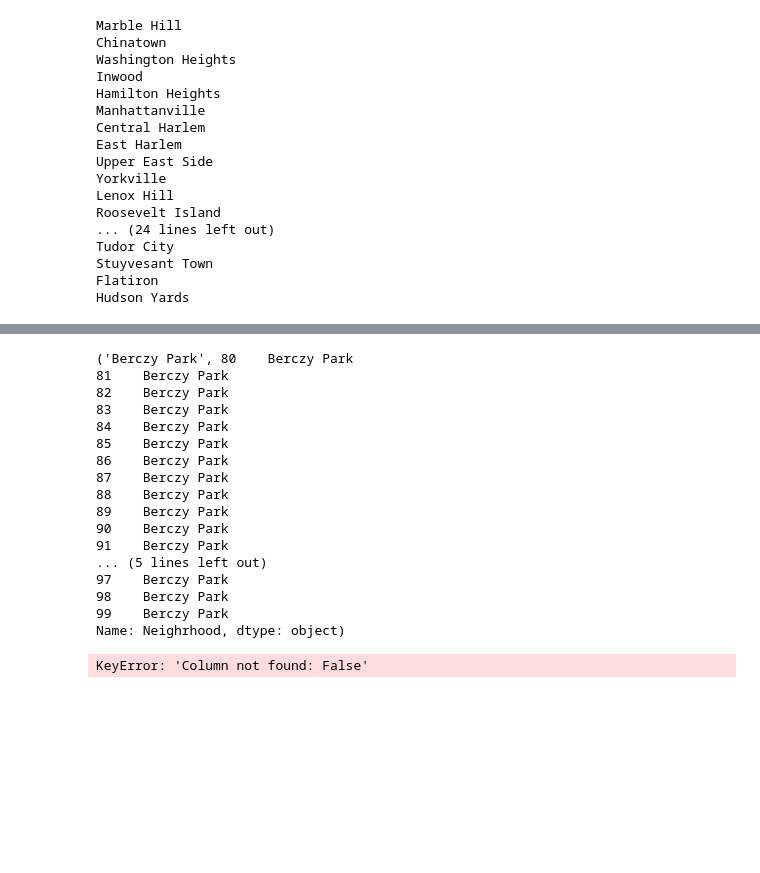
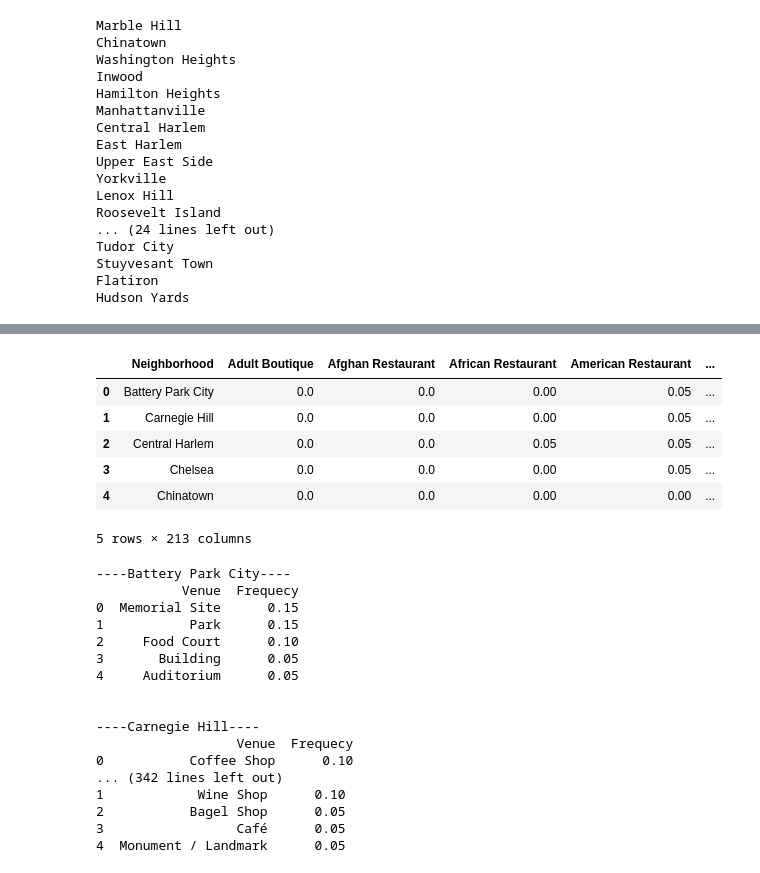
Before and after one commit to Rohan6c/capstone, a Jupyter notebook: mkk.ipynb, the cells around one changed output, grey strips where cells are left out. Drawn from its saved outputs; the diff is of its cells as text; code cells hidden in the pictures; blank space fills up the shorter version.

```diff
--- a/mkk.ipynb
+++ b/mkk.ipynb
@@ -390,31 +418,41 @@ torontogroup.head()
+# %%
+manhattangrp=manhatancod.groupby('Neighborhood').mean().reset_index()
+# %%
+manhattangrp.head()
+# %% [output]
+|  | Neighborhood | Adult Boutique | Afghan Restaurant | African Restaurant | American Restaurant | ... |
+| 0 | Battery Park City | 0.0 | 0.0 | 0.00 | 0.05 | ... |
+| 1 | Carnegie Hill | 0.0 | 0.0 | 0.00 | 0.05 | ... |
+| 2 | Central Harlem | 0.0 | 0.0 | 0.05 | 0.05 | ... |
+| 3 | Chelsea | 0.0 | 0.0 | 0.00 | 0.05 | ... |
+| 4 | Chinatown | 0.0 | 0.0 | 0.00 | 0.00 | ... |
+5 rows × 213 columns
 # %%
-num_top_venues = 5
-
-for hood in torontogroup['Neighrhood']:
-    print(hood)
-    temp = torontogroup[torontogroup['Neighrhood'] == hood].T.reset_index()
-    temp.columns = ['venue','freq']
-    temp = temp.iloc[1:]
-    temp['freq'] = temp['freq'].astype(float)
-    temp = temp.round({'freq': 2})
-    print(temp.sort_values('freq', ascending=False).reset_index(drop=True).head(num_top_venues))
+five=5
+for hood in manhattangrp['Neighborhood']:
+    print("----"+hood+"----")
+    temp=manhattangrp[manhattangrp['Neighborhood']==hood].T.reset_index()
+    temp.columns=['Venue','Frequecy']
+    temp=temp.iloc[1:]
+    temp['Frequecy']=temp['Frequecy'].astype(float)
+    temp=temp.round({'Frequency':2})
+    print(temp.sort_values('Frequecy', ascending=False).reset_index(drop=True).head(five))
     print('\n')
 # %% [output]
-('Berczy Park', 80    Berczy Park
-81    Berczy Park
-82    Berczy Park
-83    Berczy Park
-84    Berczy Park
-85    Berczy Park
-86    Berczy Park
-87    Berczy Park
-88    Berczy Park
-89    Berczy Park
-90    Berczy Park
-91    Berczy Park
-... (5 lines left out)
-97    Berczy Park
-98    Berczy Park
-99    Berczy Park
-Name: Neighrhood, dtype: object)
+----Battery Park City----
+           Venue  Frequecy
+0  Memorial Site      0.15
+1           Park      0.15
+2     Food Court      0.10
+3       Building      0.05
+4     Auditorium      0.05
+
+
+----Carnegie Hill----
+                  Venue  Frequecy
+0           Coffee Shop      0.10
+... (342 lines left out)
+1            Wine Shop      0.10
+2           Bagel Shop      0.05
+3                 Café      0.05
+4  Monument / Landmark      0.05
-KeyError: 'Column not found: False'
```
Also changed, not shown: parts of 7 cells of this notebook.
